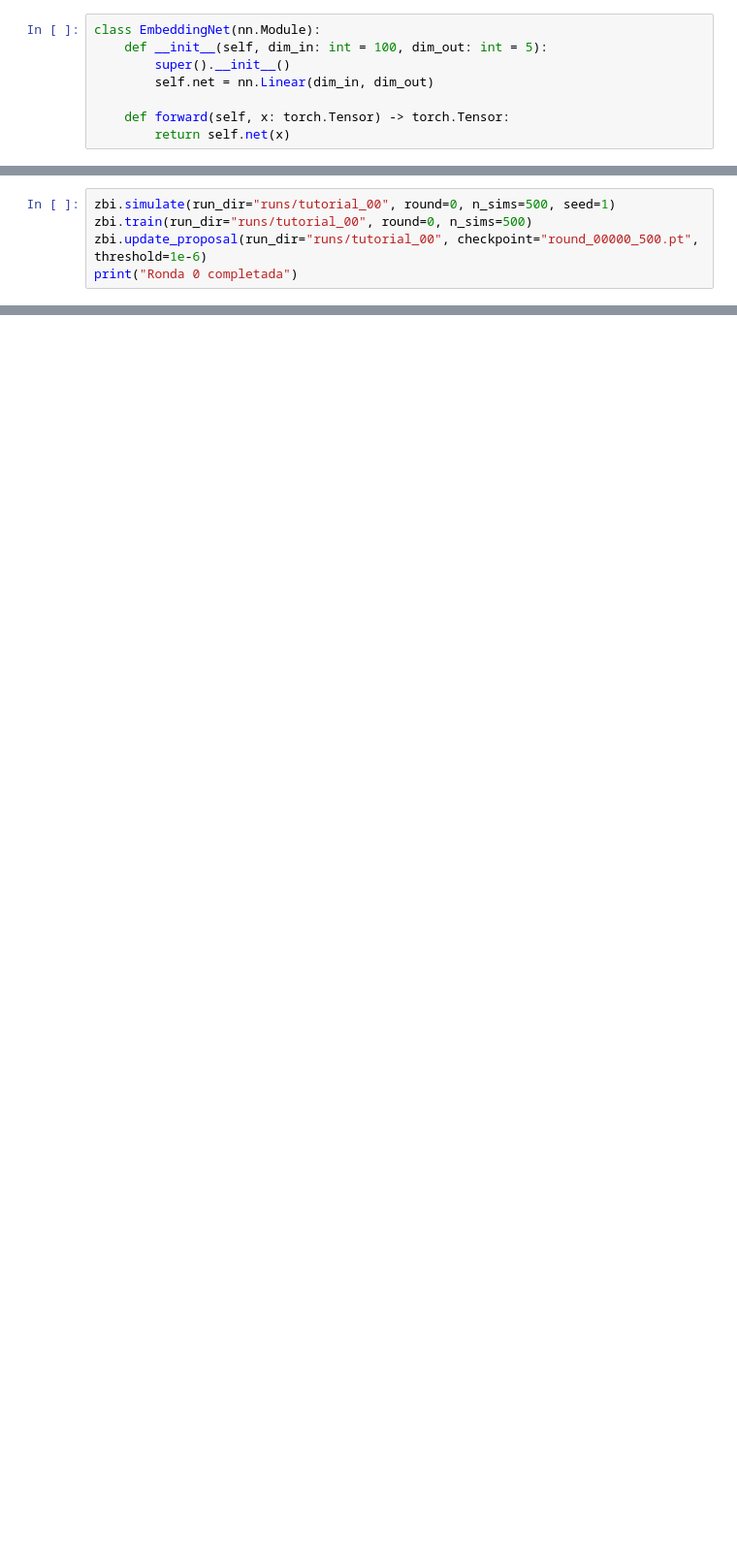
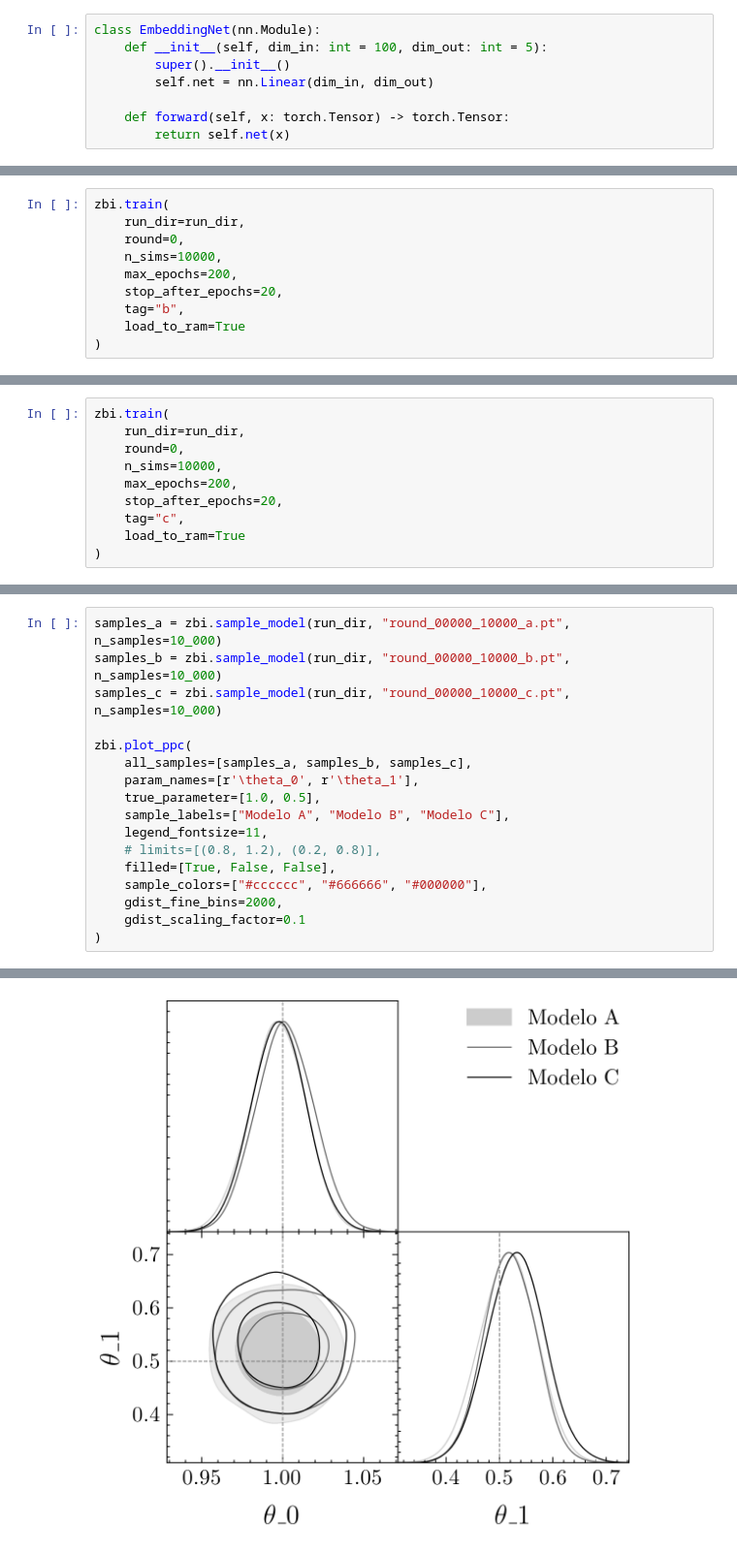
Before and after one commit to julianticucho/zbi, a Jupyter notebook: tutorials/00_getting_started.ipynb, the cells around one changed output, grey strips where cells are left out. Shown at 97% size. Drawn from its saved outputs; the diff is of its cells as text; blank space fills up the shorter version.

```diff
--- a/tutorials/00_getting_started.ipynb
+++ b/tutorials/00_getting_started.ipynb
@@ -72,5 +83,0 @@ Experimento inicializado
-# %%
-zbi.simulate(run_dir="runs/tutorial_00", round=0, n_sims=500, seed=1)
-zbi.train(run_dir="runs/tutorial_00", round=0, n_sims=500)
-zbi.update_proposal(run_dir="runs/tutorial_00", checkpoint="round_00000_500.pt", threshold=1e-6)
-print("Ronda 0 completada")
@@ -122,0 +122,10 @@ plot guardado: runs/tutorial_00/plots/posterior.png
+# %%
+zbi.train(
+    run_dir=run_dir,
+    round=0,
+    n_sims=10000,
+    max_epochs=200,
+    stop_after_epochs=20,
+    tag="b",
+    load_to_ram=True
+)
@@ -122,0 +150,10 @@ plot guardado: runs/tutorial_00/plots/posterior.png
+# %%
+zbi.train(
+    run_dir=run_dir,
+    round=0,
+    n_sims=10000,
+    max_epochs=200,
+    stop_after_epochs=20,
+    tag="c",
+    load_to_ram=True
+)
@@ -122,0 +180,18 @@ plot guardado: runs/tutorial_00/plots/posterior.png
+# %%
+samples_a = zbi.sample_model(run_dir, "round_00000_10000_a.pt", n_samples=10_000)
+samples_b = zbi.sample_model(run_dir, "round_00000_10000_b.pt", n_samples=10_000)
+samples_c = zbi.sample_model(run_dir, "round_00000_10000_c.pt", n_samples=10_000)
+
+zbi.plot_ppc(
+    all_samples=[samples_a, samples_b, samples_c],
+    param_names=[r'\theta_0', r'\theta_1'],
+    true_parameter=[1.0, 0.5],
+    sample_labels=["Modelo A", "Modelo B", "Modelo C"],
+    legend_fontsize=11,
+    # limits=[(0.8, 1.2), (0.2, 0.8)],
+    filled=[True, False, False],
+    sample_colors=["#cccccc", "#666666", "#000000"],
+    gdist_fine_bins=2000,
+    gdist_scaling_factor=0.1
+)
+# %% [output]
@@ -122,0 +202 @@ plot guardado: runs/tutorial_00/plots/posterior.png
+[figure, added]
```
Also changed, not shown: parts of 22 cells of this notebook.
